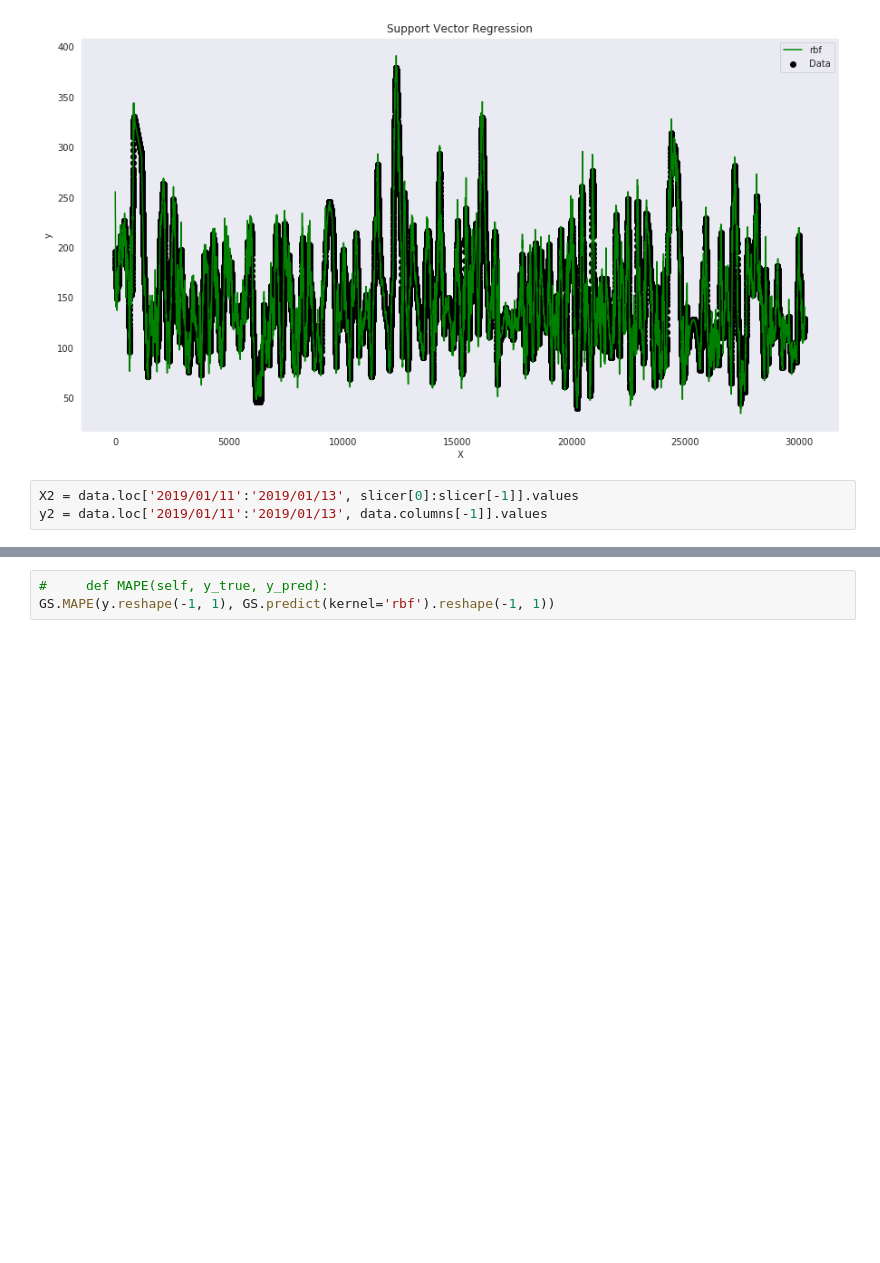
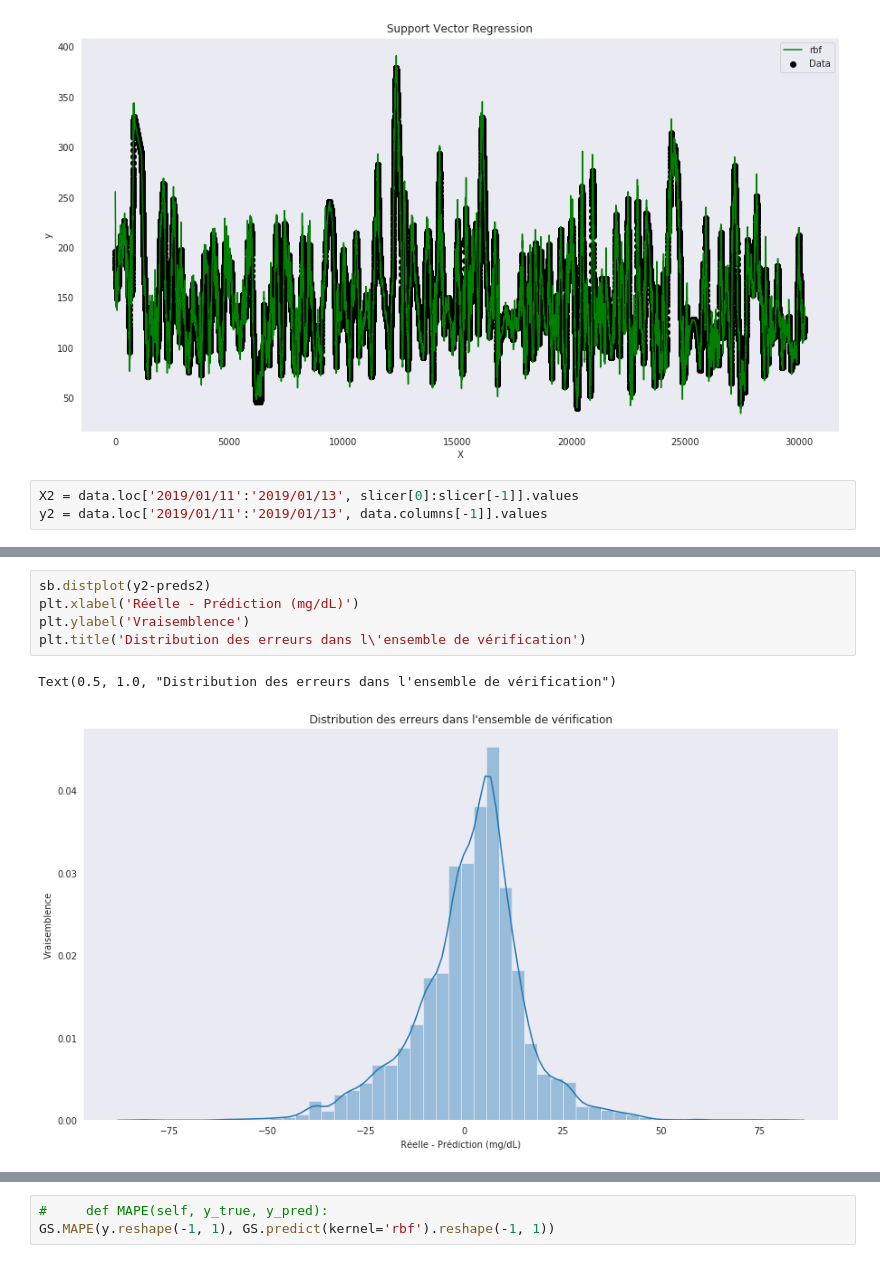
Before and after one commit to gmagannaDevelop/DiabManager, a Jupyter notebook: final.ipynb, the cells around one changed output, grey strips where cells are left out. Drawn from its saved outputs; the diff is of its cells as text; blank space fills up the shorter version.

```diff
--- a/final.ipynb
+++ b/final.ipynb
@@ -721,0 +730,8 @@ array([256.20819936, 238.31773571, 236.24784018, ..., 130.36876727,
+# %%
+sb.distplot(y2-preds2)
+plt.xlabel('Réelle - Prédiction (mg/dL)')
+plt.ylabel('Vraisemblence')
+plt.title('Distribution des erreurs dans l\'ensemble de vérification')
+# %% [output]
+Text(0.5, 1.0, "Distribution des erreurs dans l'ensemble de vérification")
+[figure, added]
```
Also changed, not shown: parts of 16 cells of this notebook.
